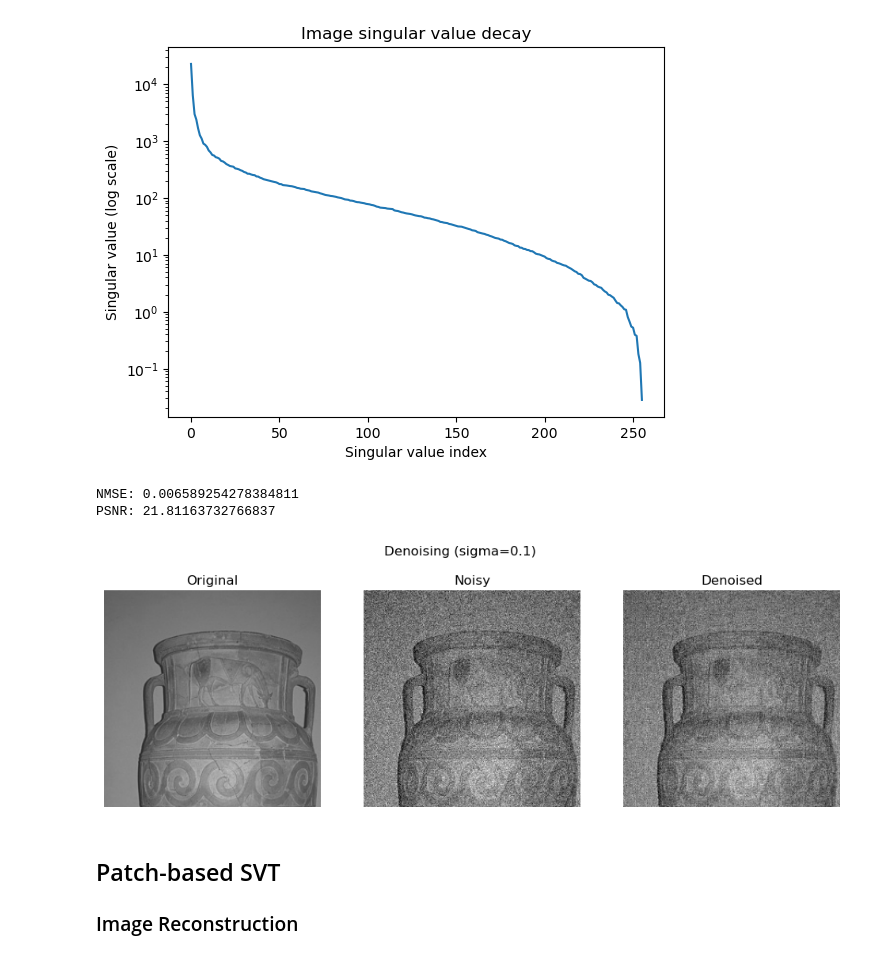
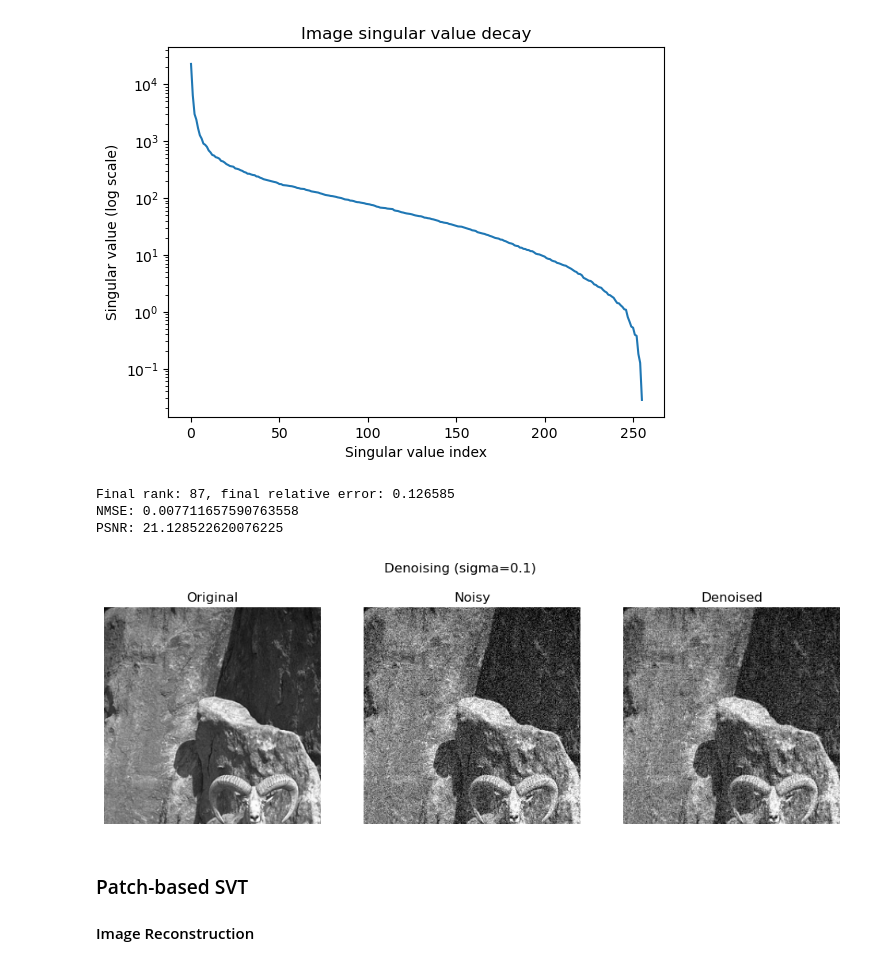
Before and after one commit to saramilovanova/nuclear-norm-data-reconstruction, a Jupyter notebook: notebooks/svt_analysis.ipynb, the cells around one changed output. Cells and saved outputs as stored; diff of their text form; code cells hidden in the pictures.

```diff
--- a/notebooks/svt_analysis.ipynb
+++ b/notebooks/svt_analysis.ipynb
@@ -69,17 +85,17 @@ def show_results(X, X_rec, X_noisy=None, X_masked=None, title=""):
 
     else:
         plt.subplot(1, 3, 1)
-        plt.imshow(X, cmap='gray', vmin=0, vmax=255)
+        plt.imshow(X, cmap='gray', vmin=0, vmax=1)
         plt.title("Original")
         plt.axis("off")
 
         plt.subplot(1, 3, 2)
-        plt.imshow(X_masked, cmap='gray', vmin=0, vmax=255)
+        plt.imshow(X_masked, cmap='gray', vmin=0, vmax=1)
         plt.title("Observed pixels")
         plt.axis("off")
 
         plt.subplot(1, 3, 3)
-        plt.imshow(X_rec, cmap='gray', vmin=0, vmax=255)
+        plt.imshow(X_rec, cmap='gray', vmin=0, vmax=1)
         plt.title("Reconstructed")
         plt.axis("off")
 
@@ -139,35 +164,37 @@ Text(0.5, 1.0, 'Image singular value decay')
 [figure]
 # %%
 # Denoising
-X = load_image(IMAGE_PATH / "0047.png", normalize=True)
+X = load_image(IMAGE_PATH / "0065.png", normalize=True)
 X = X[:256, :256]
 
 # sigma = 0.1 * 255  # sigma = 0.1 * 255 = 25.5
 sigma = 0.1  # sigma = 0.1 in [0,1] range
 X_noisy = add_gaussian_noise(X, sigma=sigma, normalize=True)
 
 n1, n2 = X.shape
 # tau = 2 * sigma * max(n1, n2)
 tau = TAU_FACTOR * max(n1, n2) # tau = 5 * 256 = 1536
 delta = DELTA_FACTOR
 
 Omega = np.where(np.ones_like(X, dtype=bool))
 b = X_noisy[Omega]
 
 X_denoised, _ = svt(X.shape, Omega, b, tau, delta)
+X_denoised = np.clip(X_denoised, 0, 1)
 
 print("NMSE:", nmse(X, X_denoised, data_range=1.0))
 print("PSNR:", psnr(X, X_denoised, data_range=1.0))
 
 show_results(X, X_denoised, X_noisy=X_noisy, title="Denoising (sigma=0.1)")
 # %% [output]
-NMSE: 0.006589254278384811
-PSNR: 21.81163732766837
+Final rank: 87, final relative error: 0.126585
+NMSE: 0.007711657590763558
+PSNR: 21.128522620076225
-[figure, old version]
+[figure, new version]
 # %% [markdown]
-## Patch-based SVT
+### Patch-based SVT
 
-### Image Reconstruction
+#### Image Reconstruction
 # %%
 # Overlapping patch extraction and reconstruction
 def extract_patches(X, patch_size, stride):
```
Also changed, not shown: parts of 41 cells of this notebook, 13 other files.
